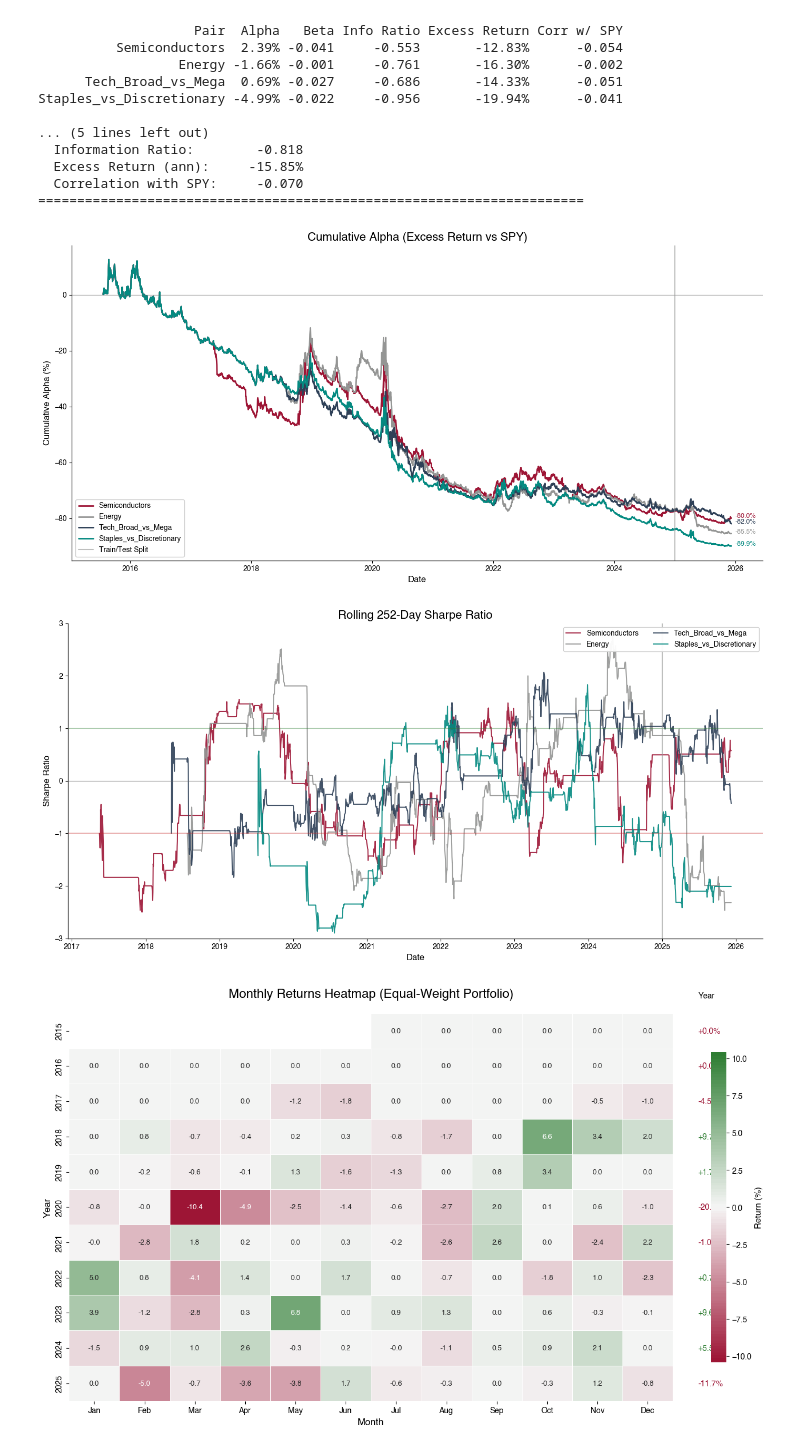
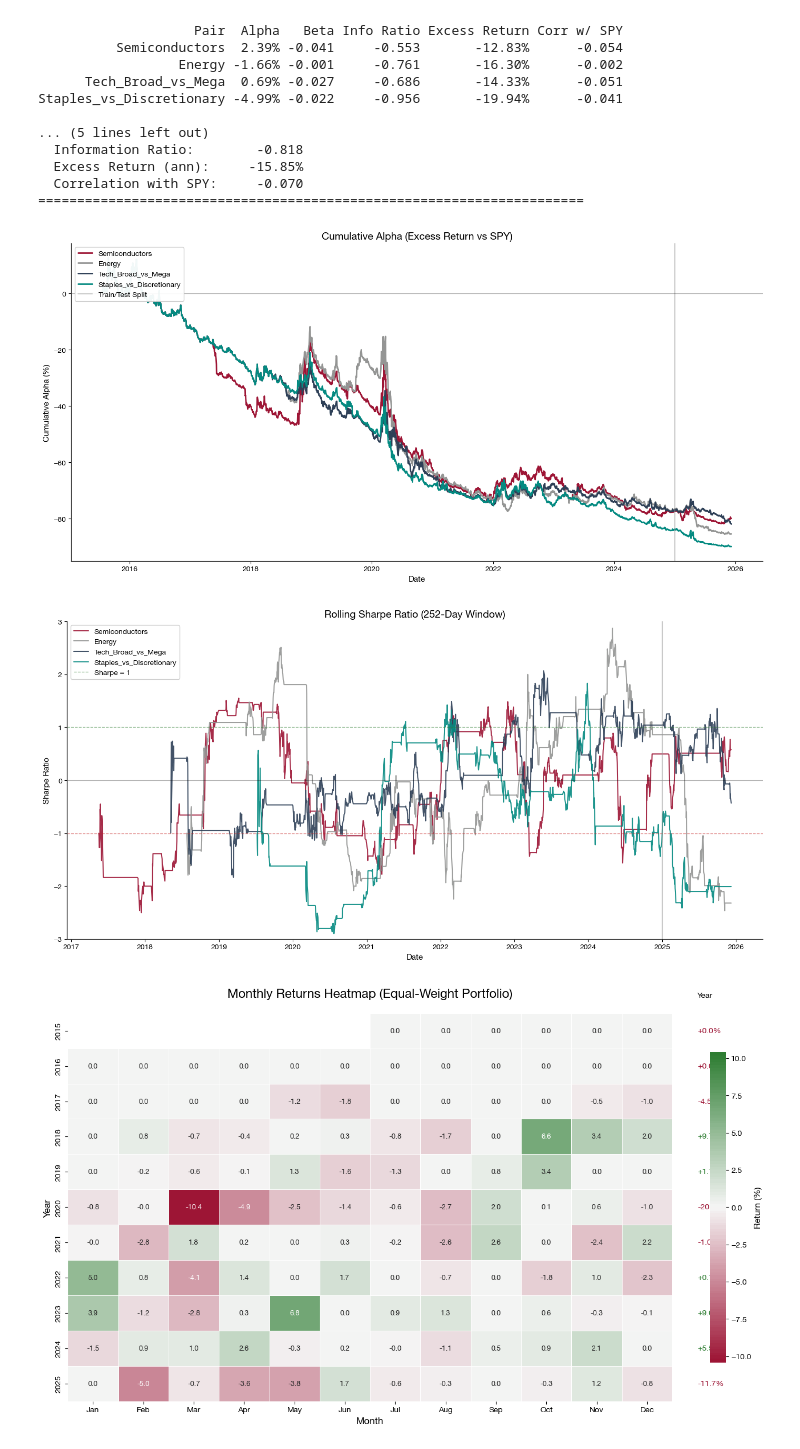
Before and after one commit to Ayan-Mahmood/QuantHFStrat, a Jupyter notebook: backtesting/v5_Enhanced_Visualization.ipynb, the cells around one changed output. Saved outputs shown, nothing was run; the diff lists cells and outputs as text; code cells hidden in the pictures.

```diff
--- a/backtesting/v5_Enhanced_Visualization.ipynb
+++ b/backtesting/v5_Enhanced_Visualization.ipynb
@@ -73,7 +73,7 @@ COLOR_NEGATIVE = '#C62828'   # Red for losses
 plt.rcParams.update({
     # Font settings - Helvetica with bold for axes
     'font.family': 'sans-serif',
-    'font.sans-serif': ['Helvetica', 'Arial', 'DejaVu Sans'],
+    'font.sans-serif': ['Helvetica Neue', 'Helvetica', 'Arial', 'DejaVu Sans'],
     'font.size': 11,
     'axes.titlesize': 14,
     'axes.titleweight': 'bold',
@@ -1291,54 +1291,45 @@ Staples_vs_Discretionary -4.99% -0.022     -0.956       -19.94%      -0.041
   Correlation with SPY:     -0.070
 ======================================================================
 # %%
+# CHART: Cumulative Alpha vs SPY | SLIDE 13
 # =============================================================================
 # CUMULATIVE ALPHA (EXCESS RETURN) CHART
 # =============================================================================
 
 fig, ax = plt.subplots(figsize=(14, 7))
 
 # Calculate and plot cumulative alpha for each pair
 for idx, (name, df) in enumerate(results.items()):
     spy_aligned = spy_returns.reindex(df.index).fillna(0)
     excess_ret = df['ret_net'] - spy_aligned
     cum_alpha = (1 + excess_ret).cumprod() - 1
 
     ax.plot(df.index, cum_alpha * 100, label=name,
             linewidth=2, color=STEVENS_PALETTE[idx % len(STEVENS_PALETTE)])
 
-# Zero line (solid)
-ax.axhline(0, color='#666666', linewidth=1, linestyle='-', alpha=0.5)
+# Train/test split
+ax.axvline(pd.Timestamp(TRAIN_END_DATE), color=STEVENS_GRAY, linestyle='-',
+           linewidth=1.5, alpha=0.5, label='Train/Test Split')
 
-# Train/test split (solid)
-ax.axvline(pd.Timestamp(TRAIN_END_DATE), color=STEVENS_GRAY, linestyle='-',
-           linewidth=1.5, alpha=0.6, label='Train/Test Split')
+# Zero line
+ax.axhline(0, color='black', linewidth=1, alpha=0.3)
 
-# Styling - no grid
-ax.set_title('Cumulative Alpha (Excess Return vs SPY)',
-             fontsize=16, fontweight='bold', color='black')
-ax.set_ylabel('Cumulative Alpha (%)', fontsize=12, fontweight='bold')
-ax.set_xlabel('Date', fontsize=12, fontweight='bold')
-ax.legend(loc='best', fontsize=10, framealpha=0.95)
+# Styling - NO GRIDLINES
+ax.set_title('Cumulative Alpha (Excess Return vs SPY)', fontsize=14, fontweight='bold', color='black')
+ax.set_xlabel('Date', fontsize=11, fontweight='bold')
+ax.set_ylabel('Cumulative Alpha (%)', fontsize=11, fontweight='bold')
+ax.legend(loc='upper left', fontsize=10, framealpha=0.95)
 ax.spines['top'].set_visible(False)
 ax.spines['right'].set_visible(False)
-
-# Add annotations for final values
-for idx, (name, df) in enumerate(results.items()):
-    spy_aligned = spy_returns.reindex(df.index).fillna(0)
-    excess_ret = df['ret_net'] - spy_aligned
-    cum_alpha = (1 + excess_ret).cumprod() - 1
-    final_alpha = cum_alpha.iloc[-1] * 100
-    ax.annotate(f'{final_alpha:+.1f}%',
-                xy=(df.index[-1], final_alpha),
-                xytext=(5, 0), textcoords='offset points',
-                fontsize=9, fontweight='bold',
-                color=STEVENS_PALETTE[idx % len(STEVENS_PALETTE)])
+ax.grid(False)
 
 plt.tight_layout()
+plt.savefig('charts/cumulative_alpha.png', dpi=150, bbox_inches='tight', facecolor='white')
 plt.show()
 # %% [output]
-[figure, old version]
+[figure, new version]
 # %%
+# CHART: Rolling Sharpe Ratio | SLIDE 12
 # =============================================================================
 # ROLLING SHARPE RATIO (252-DAY WINDOW)
 # =============================================================================
@@ -1355,26 +1346,28 @@ for idx, (name, df) in enumerate(results.items()):
     ax.plot(df.index, rolling_sharpe, label=name,
             linewidth=1.5, color=STEVENS_PALETTE[idx % len(STEVENS_PALETTE)], alpha=0.9)
 
-# Reference lines (solid)
-ax.axhline(0, color='#666666', linewidth=1, linestyle='-', alpha=0.5)
-ax.axhline(1, color=COLOR_POSITIVE, linewidth=1.5, linestyle='-', alpha=0.4)
-ax.axhline(-1, color=COLOR_NEGATIVE, linewidth=1.5, linestyle='-', alpha=0.4)
+# Reference lines
+ax.axhline(0, color='black', linewidth=1, alpha=0.3)
+ax.axhline(1, color=COLOR_POSITIVE, linewidth=1, linestyle='--', alpha=0.5, label='Sharpe = 1')
+ax.axhline(-1, color=COLOR_NEGATIVE, linewidth=1, linestyle='--', alpha=0.5)
 
-# Train/test split (solid)
+# Train/test split
 ax.axvline(pd.Timestamp(TRAIN_END_DATE), color=STEVENS_GRAY, linestyle='-',
-           linewidth=1.5, alpha=0.6)
+           linewidth=1.5, alpha=0.5)
 
-# Styling - no grid
-ax.set_title('Rolling 252-Day Sharpe Ratio', fontsize=16, fontweight='bold', color='black')
-ax.set_ylabel('Sharpe Ratio', fontsize=12, fontweight='bold')
-ax.set_xlabel('Date', fontsize=12, fontweight='bold')
-ax.legend(loc='upper right', fontsize=10, ncol=2, framealpha=0.95)
+# Styling - NO GRIDLINES
+ax.set_title('Rolling Sharpe Ratio (252-Day Window)', fontsize=14, fontweight='bold', color='black')
+ax.set_xlabel('Date', fontsize=11, fontweight='bold')
+ax.set_ylabel('Sharpe Ratio', fontsize=11, fontweight='bold')
+ax.legend(loc='upper left', fontsize=10, framealpha=0.95)
 ax.set_ylim(-3, 3)
 ax.spines['top'].set_visible(False)
 ax.spines['right'].set_visible(False)
+ax.grid(False)
 
 plt.tight_layout()
+plt.savefig('charts/rolling_sharpe.png', dpi=150, bbox_inches='tight', facecolor='white')
 plt.show()
 # %% [output]
-[figure, old version]
+[figure, new version]
 # %%
```
Also changed, not shown: parts of 8 cells of this notebook, 19 other files.
